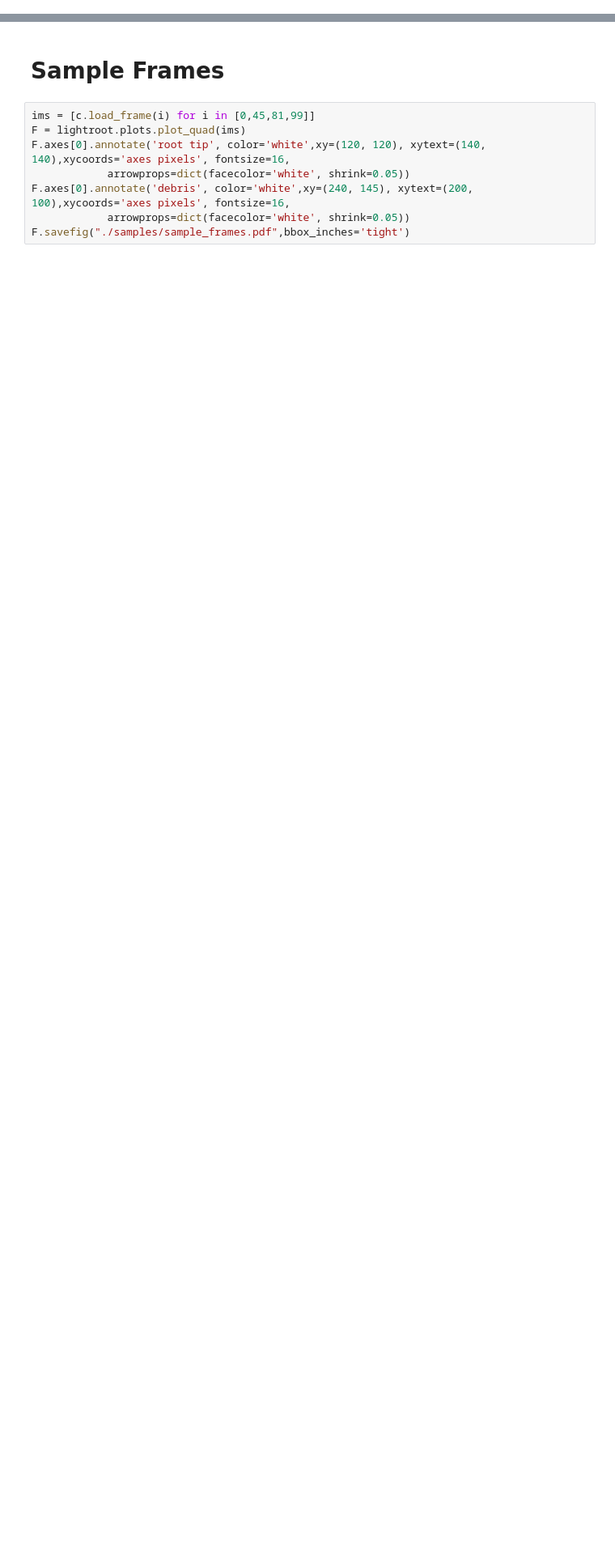
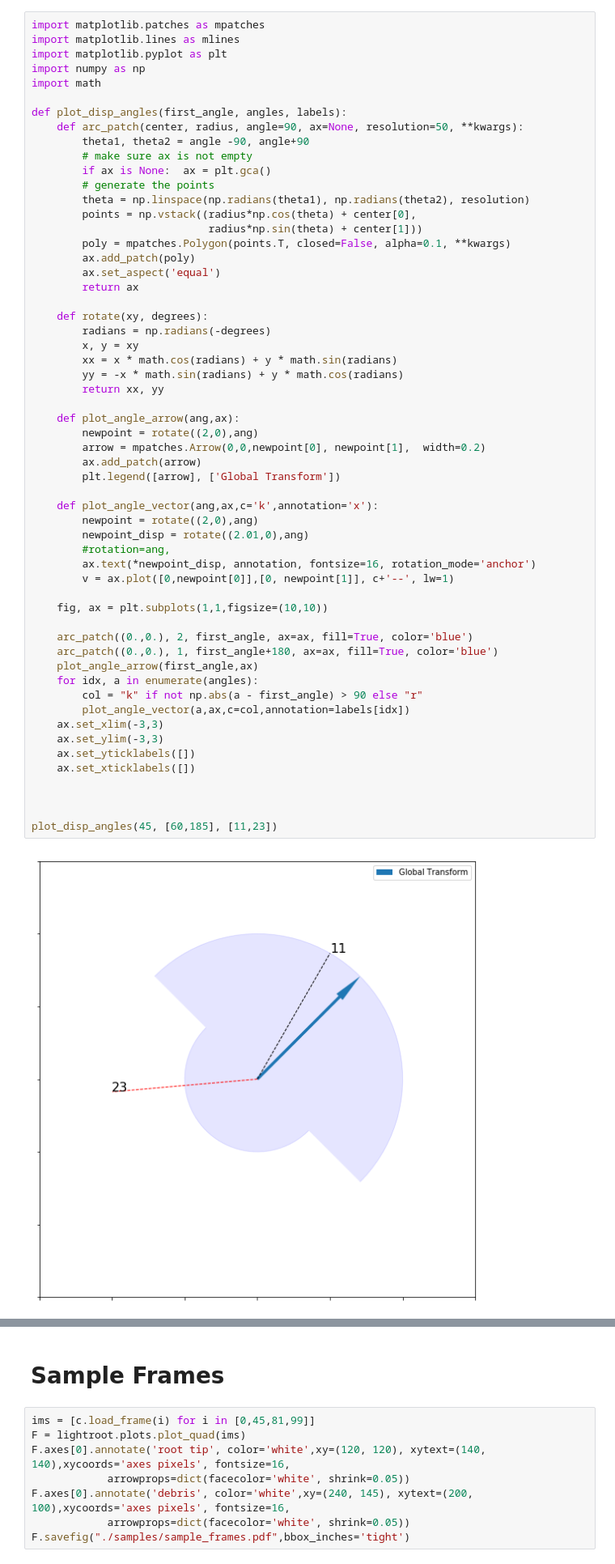
Before and after one commit to GiovanniSena/LiSM_CYCB_tracking, a Jupyter notebook: figures.ipynb, the cells around one changed output, grey strips where cells are left out. Shown at 81% size. Cells and saved outputs as stored; diff of their text form; blank space fills up the shorter version.

```diff
--- a/figures.ipynb
+++ b/figures.ipynb
@@ -25,0 +46,59 @@ The directory ./cached_datax should be empty. Do you want to clear it? (y/n)n
+# %%
+import matplotlib.patches as mpatches
+import matplotlib.lines as mlines
+import matplotlib.pyplot as plt
+import numpy as np
+import math
+
+def plot_disp_angles(first_angle, angles, labels):
+    def arc_patch(center, radius, angle=90, ax=None, resolution=50, **kwargs):
+        theta1, theta2 = angle -90, angle+90
+        # make sure ax is not empty
+        if ax is None:  ax = plt.gca()
+        # generate the points
+        theta = np.linspace(np.radians(theta1), np.radians(theta2), resolution)
+        points = np.vstack((radius*np.cos(theta) + center[0],
+                            radius*np.sin(theta) + center[1]))
+        poly = mpatches.Polygon(points.T, closed=False, alpha=0.1, **kwargs)
+        ax.add_patch(poly)
+        ax.set_aspect('equal')
+        return ax
+
+    def rotate(xy, degrees):
+        radians = np.radians(-degrees)
+        x, y = xy
+        xx = x * math.cos(radians) + y * math.sin(radians)
+        yy = -x * math.sin(radians) + y * math.cos(radians)
+        return xx, yy
+
+    def plot_angle_arrow(ang,ax):
+        newpoint = rotate((2,0),ang)
+        arrow = mpatches.Arrow(0,0,newpoint[0], newpoint[1],  width=0.2)
+        ax.add_patch(arrow)
+        plt.legend([arrow], ['Global Transform'])
+
+    def plot_angle_vector(ang,ax,c='k',annotation='x'):
+        newpoint = rotate((2,0),ang)
+        newpoint_disp = rotate((2.01,0),ang)
+        #rotation=ang,
+        ax.text(*newpoint_disp, annotation, fontsize=16, rotation_mode='anchor')
+        v = ax.plot([0,newpoint[0]],[0, newpoint[1]], c+'--', lw=1)
+
+    fig, ax = plt.subplots(1,1,figsize=(10,10))
+
+    arc_patch((0.,0.), 2, first_angle, ax=ax, fill=True, color='blue')
+    arc_patch((0.,0.), 1, first_angle+180, ax=ax, fill=True, color='blue')
+    plot_angle_arrow(first_angle,ax)
+    for idx, a in enumerate(angles):
+        col = "k" if not np.abs(a - first_angle) > 90 else "r"
+        plot_angle_vector(a,ax,c=col,annotation=labels[idx])
+    ax.set_xlim(-3,3)
+    ax.set_ylim(-3,3)
+    ax.set_yticklabels([])
+    ax.set_xticklabels([])
+
+
+
+plot_disp_angles(45, [60,185], [11,23])
+# %% [output]
+[figure, added]
```
Also changed, not shown: parts of 8 cells of this notebook, 5 other files.
